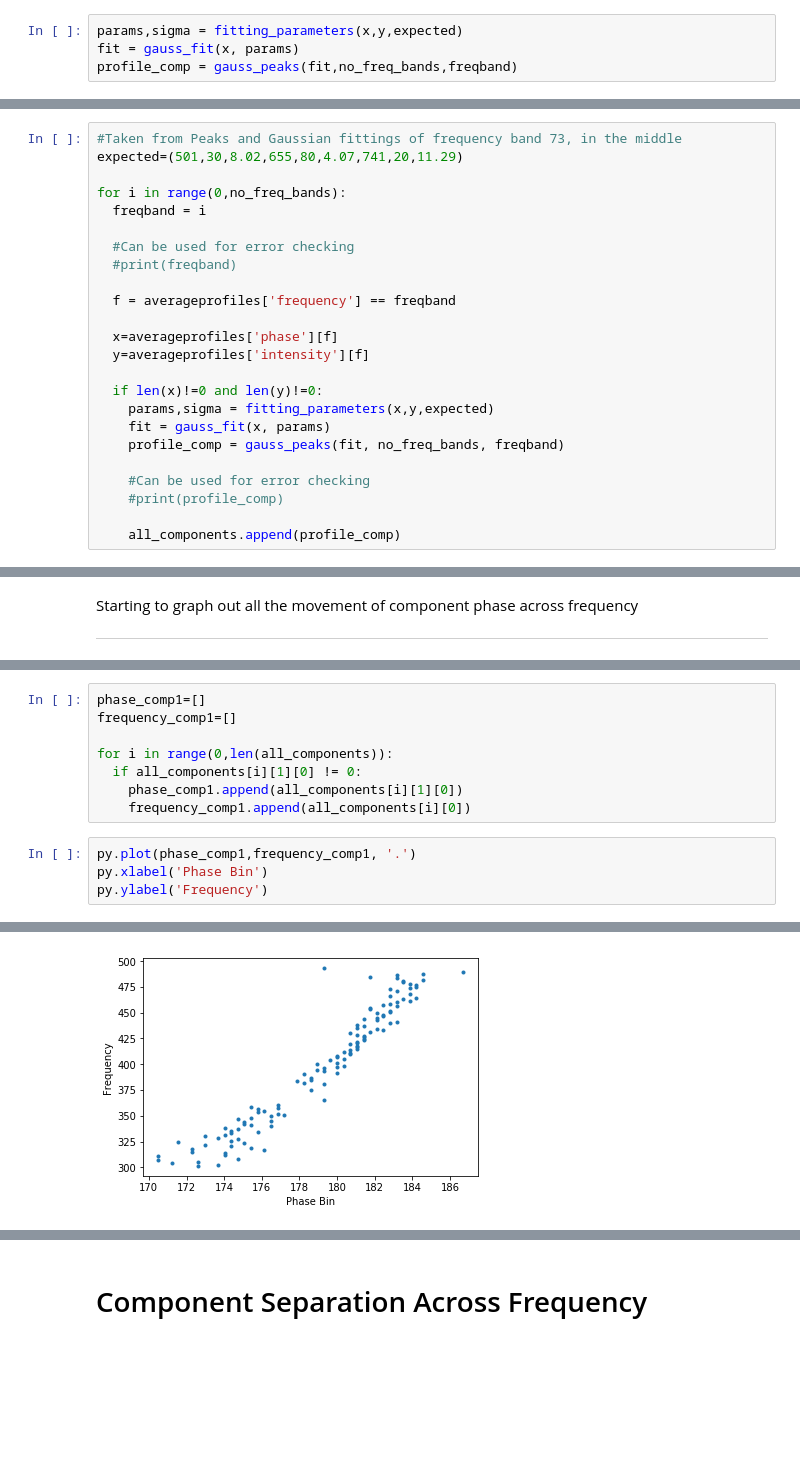
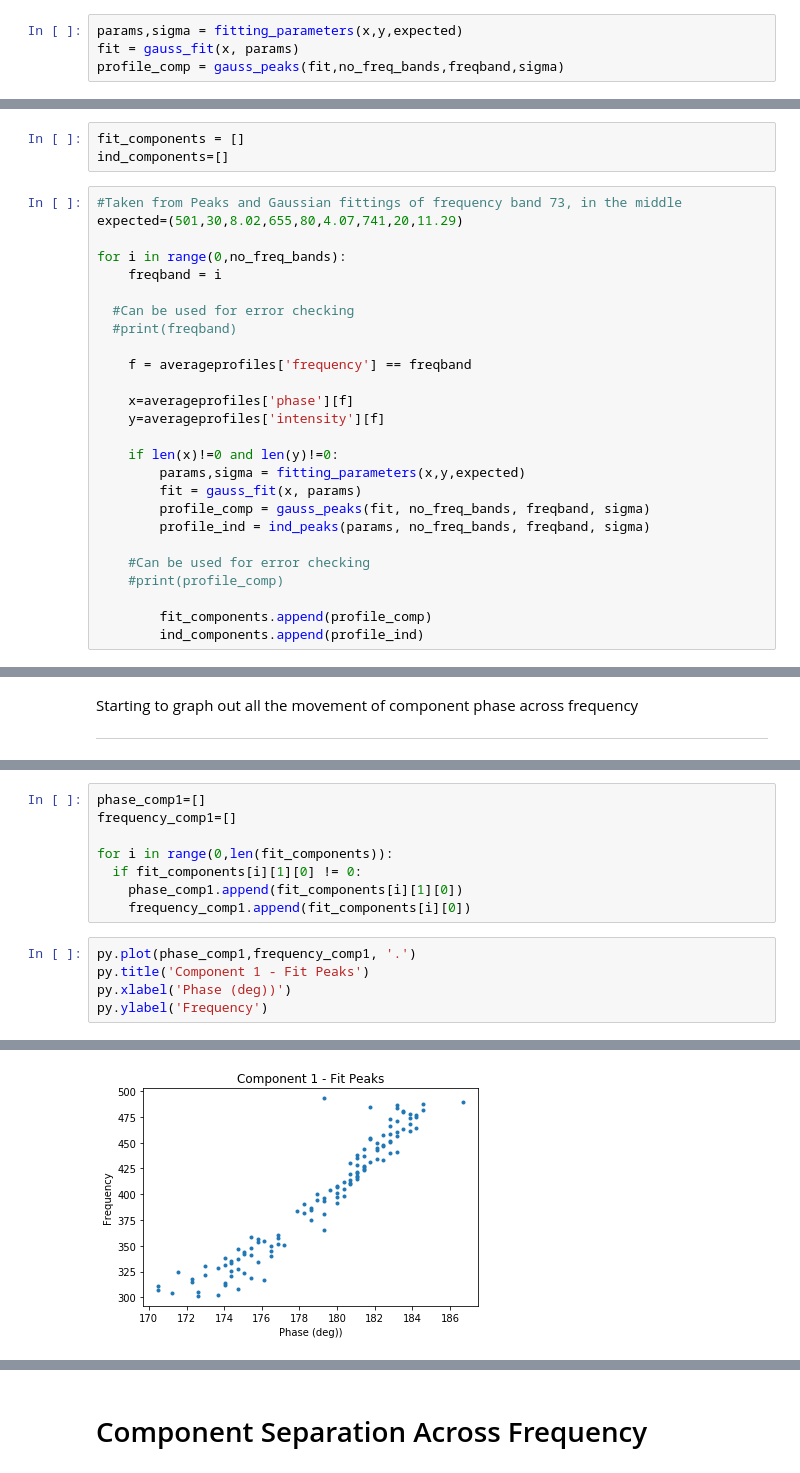
Before and after one commit to lisa53396/19SS-B0818-41, a Jupyter notebook: python_scripts/Component_Separation_RFI_Removed.ipynb, the cells around one changed output, grey strips where cells are left out. Saved outputs shown, nothing was run; the diff lists cells and outputs as text; blank space fills up the shorter version.

Commit message:
Thurs W4, Finished comp, started finding all subpulses for single pulse across frequency

```diff
--- a/python_scripts/Component_Separation_RFI_Removed.ipynb
+++ b/python_scripts/Component_Separation_RFI_Removed.ipynb
@@ -184,7 +255,7 @@ expected=(501,30,8.02,655,80,4.07,741,20,11.29)
 # %%
 params,sigma = fitting_parameters(x,y,expected)
 fit = gauss_fit(x, params)
-profile_comp = gauss_peaks(fit,no_freq_bands,freqband)
+profile_comp = gauss_peaks(fit,no_freq_bands,freqband,sigma)
 # %%
 plot_fit(x,y,fit,params,sigma)
 # %% [output]
@@ -210,25 +280,30 @@ all_components = []
+# %%
+fit_components = []
+ind_components=[]
 # %%
 #Taken from Peaks and Gaussian fittings of frequency band 73, in the middle
 expected=(501,30,8.02,655,80,4.07,741,20,11.29)
 
 for i in range(0,no_freq_bands):
-  freqband = i
+    freqband = i
 
   #Can be used for error checking
   #print(freqband)
 
-  f = averageprofiles['frequency'] == freqband
+    f = averageprofiles['frequency'] == freqband
 
-  x=averageprofiles['phase'][f]
-  y=averageprofiles['intensity'][f]
+    x=averageprofiles['phase'][f]
+    y=averageprofiles['intensity'][f]
 
-  if len(x)!=0 and len(y)!=0:
-    params,sigma = fitting_parameters(x,y,expected)
-    fit = gauss_fit(x, params)
-    profile_comp = gauss_peaks(fit, no_freq_bands, freqband)
+    if len(x)!=0 and len(y)!=0:
+        params,sigma = fitting_parameters(x,y,expected)
+        fit = gauss_fit(x, params)
+        profile_comp = gauss_peaks(fit, no_freq_bands, freqband, sigma)
+        profile_ind = ind_peaks(params, no_freq_bands, freqband, sigma)
 
     #Can be used for error checking
     #print(profile_comp)
 
-    all_components.append(profile_comp)
+        fit_components.append(profile_comp)
+        ind_components.append(profile_ind)
 # %% [markdown]
@@ -245,17 +318,18 @@ len(all_components)
 phase_comp1=[]
 frequency_comp1=[]
 
-for i in range(0,len(all_components)):
-  if all_components[i][1][0] != 0:
-    phase_comp1.append(all_components[i][1][0])
-    frequency_comp1.append(all_components[i][0])
+for i in range(0,len(fit_components)):
+  if fit_components[i][1][0] != 0:
+    phase_comp1.append(fit_components[i][1][0])
+    frequency_comp1.append(fit_components[i][0])
 # %%
 py.plot(phase_comp1,frequency_comp1, '.')
-py.xlabel('Phase Bin')
+py.title('Component 1 - Fit Peaks')
+py.xlabel('Phase (deg))')
 py.ylabel('Frequency')
 # %% [output]
 Text(0,0.5,'Frequency')
-[figure, old version]
+[figure, new version]
 # %%
 phase_comp2=[]
 frequency_comp2=[]
```
Also changed, not shown: parts of 84 cells of this notebook, 2 other files.
